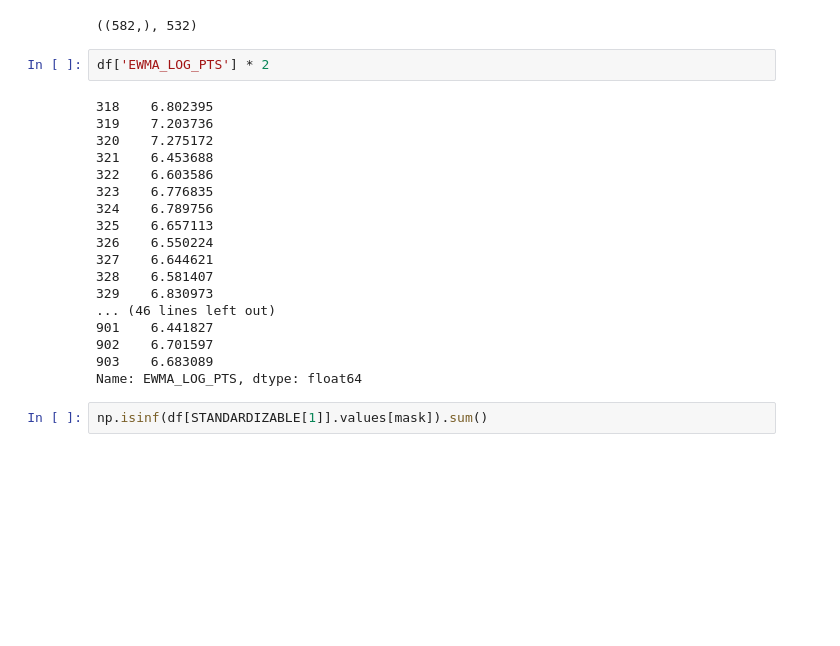
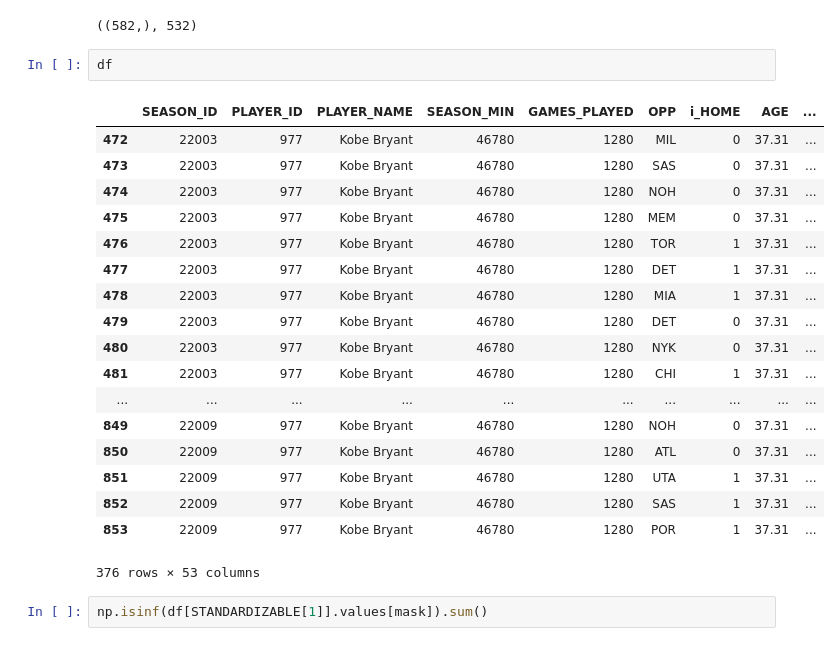
Before and after one commit to diciurcio-d/ShiftEnter, a Jupyter notebook: data_collection_sup.ipynb, the cells around one changed output. Saved outputs shown, nothing was run; the diff lists cells and outputs as text; blank space fills up the shorter version.

```diff
--- a/data_collection_sup.ipynb
+++ b/data_collection_sup.ipynb
@@ -210,25 +210,26 @@ mask.shape,mask.sum()
 # %% [output]
 ((582,), 532)
 # %%
-df['EWMA_LOG_PTS'] * 2
+df
 # %% [output]
+|  | SEASON_ID | PLAYER_ID | PLAYER_NAME | SEASON_MIN | GAMES_PLAYED | OPP | i_HOME | AGE | ... |
+| 472 | 22003 | 977 | Kobe Bryant | 46780 | 1280 | MIL | 0 | 37.31 | ... |
+| 473 | 22003 | 977 | Kobe Bryant | 46780 | 1280 | SAS | 0 | 37.31 | ... |
+| 474 | 22003 | 977 | Kobe Bryant | 46780 | 1280 | NOH | 0 | 37.31 | ... |
+| 475 | 22003 | 977 | Kobe Bryant | 46780 | 1280 | MEM | 0 | 37.31 | ... |
+| 476 | 22003 | 977 | Kobe Bryant | 46780 | 1280 | TOR | 1 | 37.31 | ... |
+| 477 | 22003 | 977 | Kobe Bryant | 46780 | 1280 | DET | 1 | 37.31 | ... |
+| 478 | 22003 | 977 | Kobe Bryant | 46780 | 1280 | MIA | 1 | 37.31 | ... |
+| 479 | 22003 | 977 | Kobe Bryant | 46780 | 1280 | DET | 0 | 37.31 | ... |
+| 480 | 22003 | 977 | Kobe Bryant | 46780 | 1280 | NYK | 0 | 37.31 | ... |
+| 481 | 22003 | 977 | Kobe Bryant | 46780 | 1280 | CHI | 1 | 37.31 | ... |
+| ... | ... | ... | ... | ... | ... | ... | ... | ... | ... |
+| 849 | 22009 | 977 | Kobe Bryant | 46780 | 1280 | NOH | 0 | 37.31 | ... |
+| 850 | 22009 | 977 | Kobe Bryant | 46780 | 1280 | ATL | 0 | 37.31 | ... |
+| 851 | 22009 | 977 | Kobe Bryant | 46780 | 1280 | UTA | 1 | 37.31 | ... |
+| 852 | 22009 | 977 | Kobe Bryant | 46780 | 1280 | SAS | 1 | 37.31 | ... |
+| 853 | 22009 | 977 | Kobe Bryant | 46780 | 1280 | POR | 1 | 37.31 | ... |
-318    6.802395
-319    7.203736
-320    7.275172
-321    6.453688
-322    6.603586
-323    6.776835
-324    6.789756
-325    6.657113
-326    6.550224
-327    6.644621
-328    6.581407
-329    6.830973
-... (46 lines left out)
-901    6.441827
-902    6.701597
-903    6.683089
-Name: EWMA_LOG_PTS, dtype: float64
+376 rows × 53 columns
 # %%
 np.isinf(df[STANDARDIZABLE[1]].values[mask]).sum()
 # %% [output]
```
Also changed, not shown: parts of 6 cells of this notebook, 1 other file.
